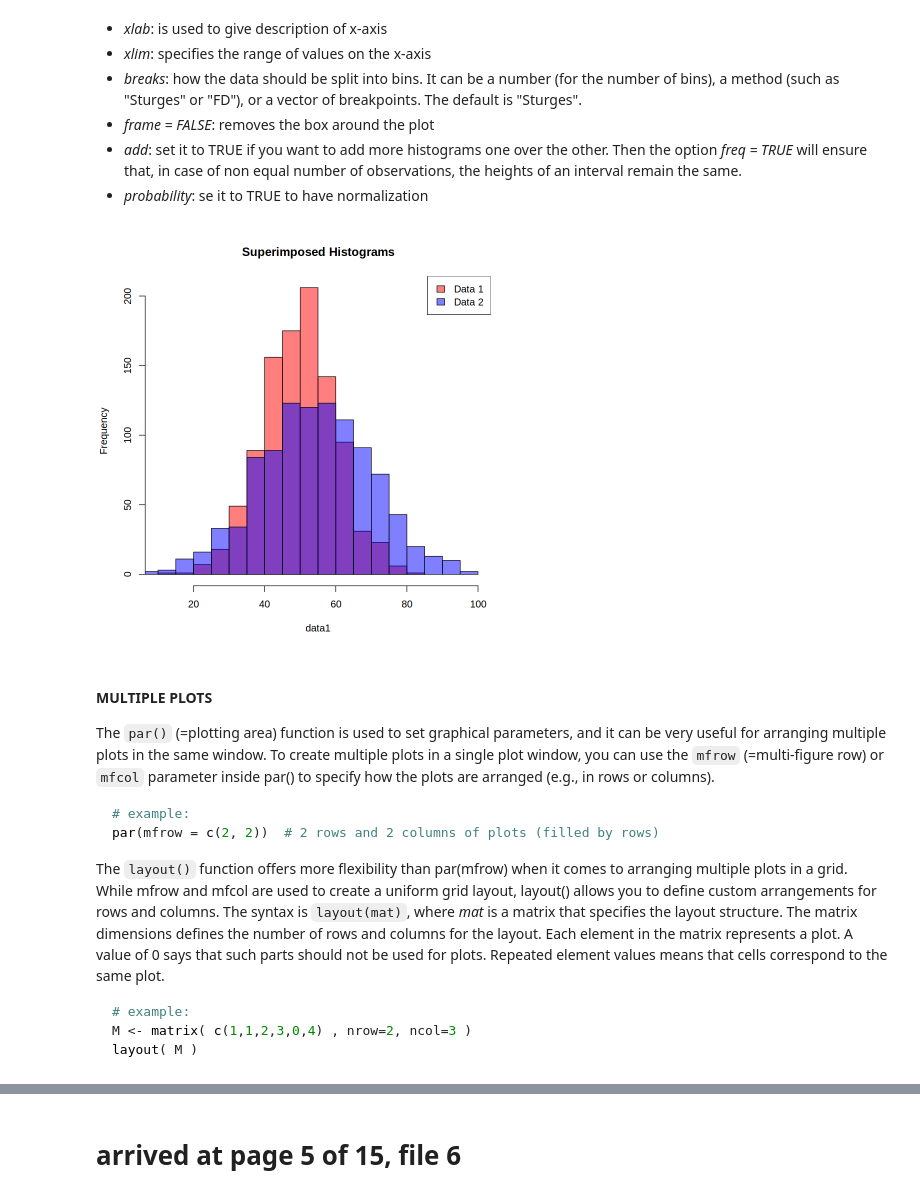
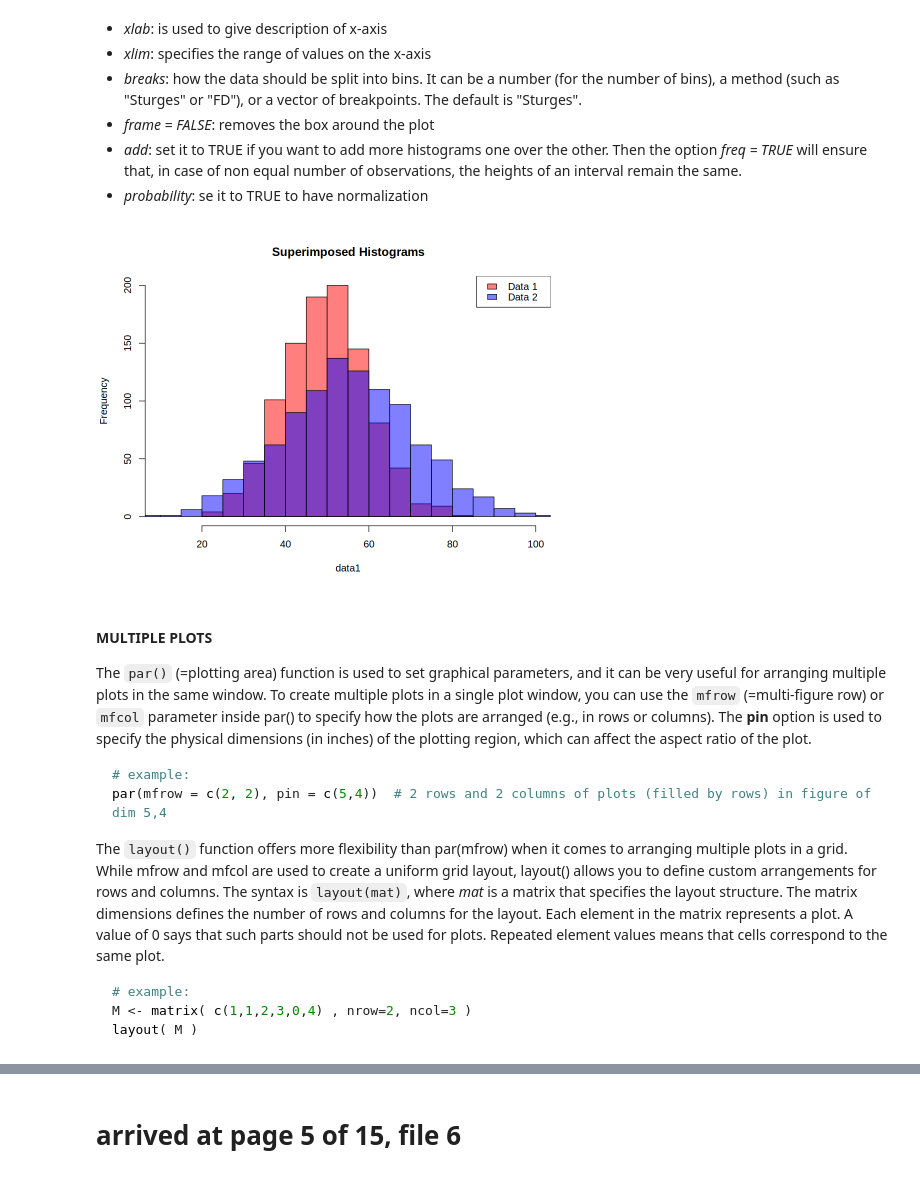
Before and after one commit to seccobenedetto/coding_tutorials, a Jupyter notebook: R.ipynb, the cells around one changed output, grey strips where cells are left out. Cells and saved outputs as stored; diff of their text form; code cells hidden in the pictures.

````diff
--- a/R.ipynb
+++ b/R.ipynb
@@ -1016,38 +1061,39 @@ The parameters are:
 - *add*: set it to TRUE if you want to add more histograms one over the other. Then the option *freq = TRUE* will ensure that, in case of non equal number of observations, the heights of an interval remain the same.
 - *probability*: se it to TRUE to have normalization
 # %%
+options(repr.plot.width = 8, repr.plot.height = 6)
 # let's create data:
 data1 <- rnorm(1000, mean = 50, sd = 10)  # Normal distribution
 data2 <- rnorm(1000, mean = 55, sd = 15)  # Normal distribution
 
 hist(data1,
      col = rgb(1, 0, 0, 0.5), # Red with transparency
      xlim = c(10, 100),       # Same x limits for all histograms
      #breaks = 30,            # 30 bins
      main = "Superimposed Histograms" # Title
      #probability = TRUE,     # Normalize to get density
      )        # Border color for bars
 
 # Add second histogram
 hist(data2,
      col = rgb(0, 0, 1, 0.5), # Blue with transparency
      breaks = 30,             # Same number of bins
      add = TRUE)              # Add to the existing plot
 
 # Add a legend to the plot
 legend("topright",
        legend = c("Data 1", "Data 2"),
        fill = c( rgb(1, 0, 0, 0.5), rgb(0, 0, 1, 0.5) ),
        border = "black")
 # %% [output]
-[figure, old version]
+[figure, new version]
 # %% [markdown]
 #### MULTIPLE PLOTS
-The `par()` (=plotting area) function is used to set graphical parameters, and it can be very useful for arranging multiple plots in the same window. To create multiple plots in a single plot window, you can use the `mfrow` (=multi-figure row) or `mfcol` parameter inside par() to specify how the plots are arranged (e.g., in rows or columns).
+The `par()` (=plotting area) function is used to set graphical parameters, and it can be very useful for arranging multiple plots in the same window. To create multiple plots in a single plot window, you can use the `mfrow` (=multi-figure row) or `mfcol` parameter inside par() to specify how the plots are arranged (e.g., in rows or columns). The **pin** option is used to specify the physical dimensions (in inches) of the plotting region, which can affect the aspect ratio of the plot.
 
 ```R
 # example:
-par(mfrow = c(2, 2))  # 2 rows and 2 columns of plots (filled by rows)
+par(mfrow = c(2, 2), pin = c(5,4))  # 2 rows and 2 columns of plots (filled by rows) in figure of dim 5,4
 ```
 
 The `layout()` function offers more flexibility than par(mfrow) when it comes to arranging multiple plots in a grid. While mfrow and mfcol are used to create a uniform grid layout, layout() allows you to define custom arrangements for rows and columns. The syntax is `layout(mat)`, where *mat* is a matrix that specifies the layout structure. The matrix dimensions defines the number of rows and columns for the layout. Each element in the matrix represents a plot. A value of 0 says that such parts should not be
````
Also changed, not shown: parts of 25 cells of this notebook.
